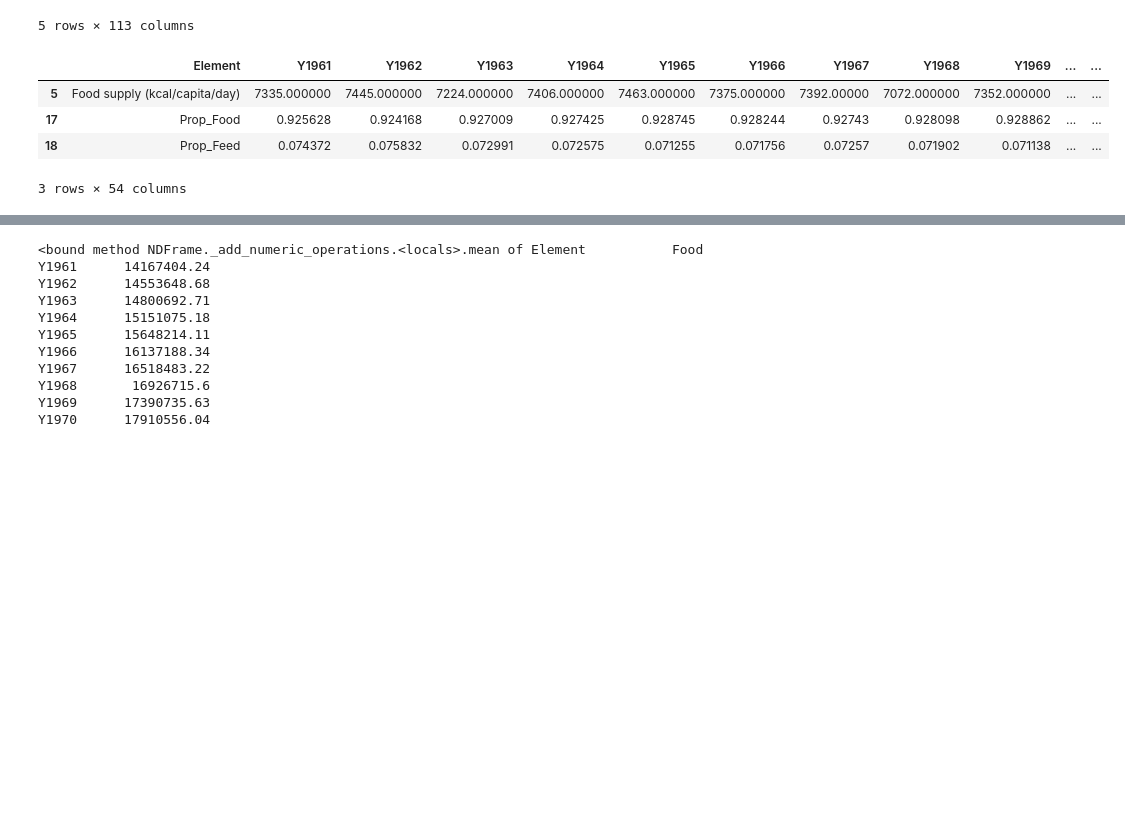
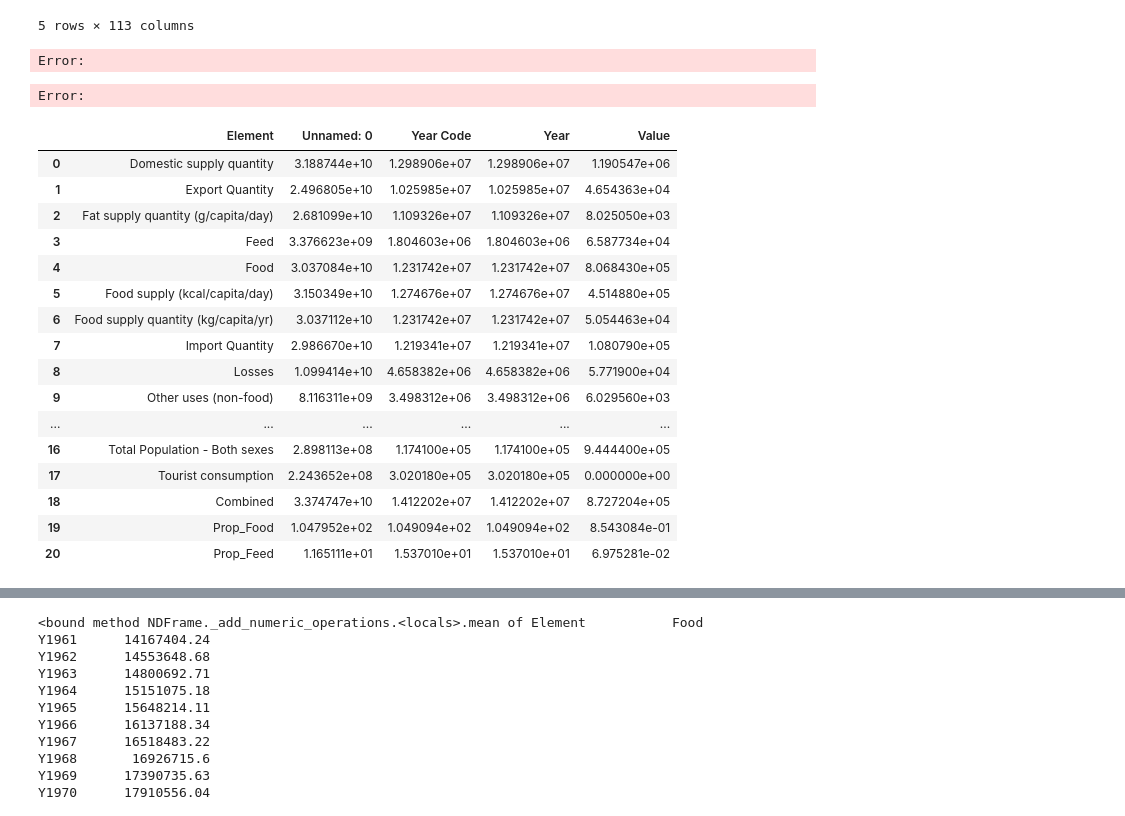
Before and after one commit to com-480-data-visualization/datavis-project-2022-datagang, a Jupyter notebook: geojson.ipynb, the cells around one changed output, grey strips where cells are left out. Saved outputs shown, nothing was run; the diff lists cells and outputs as text; code cells hidden in the pictures; blank space fills up the shorter version.

```diff
--- a/geojson.ipynb
+++ b/geojson.ipynb
@@ -16,25 +26,42 @@ df.head()
 | 3 | 2 | Afghanistan | 2901 | Grand Total | 684 | Fat supply quantity (g/capita/day) | g/capita/day | 37.51 | Fc | 37.61 | ... |
 | 4 | 2 | Afghanistan | 2903 | Vegetal Products | 664 | Food supply (kcal/capita/day) | kcal/capita/day | 2752.00 | Fc | 2672.00 | ... |
 5 rows × 113 columns
+# %%
+a = df.pivot(index="Year", columns=["Value", "Area", "Item Code", "Element Code"])
+# %% [output]
+Error:
+Error:
 # %%
 mozambique = df[df.Area == 'Mozambique']
 
 grouped_mo = mozambique.groupby('Element').sum()
 grouped_mo.loc['Combined'] = grouped_mo.loc['Feed']+grouped_mo.loc['Food']
-grouped_mo.loc['Prop_Food'] = grouped_mo.loc['Food']/grouped_mo.loc['Combined']
-grouped_mo.loc['Prop_Feed'] = grouped_mo.loc['Feed']/grouped_mo.loc['Combined']
+grouped_mo.loc['Prop_Food'] = grouped_mo.loc['Food']/grouped_mo.loc['Total Population - Both sexes']
+grouped_mo.loc['Prop_Feed'] = grouped_mo.loc['Feed']/grouped_mo.loc['Total Population - Both sexes']
 grouped_mo=grouped_mo.drop(['Area Code', 'Item Code', 'Element Code'], axis = 1).reset_index()
-grouped_mo = grouped_mo.iloc[[5,17,18]]
+# grouped_mo = grouped_mo.iloc[[5,19,20]]
+# grouped_mo
 grouped_mo
-
 # melted_mo = pd.melt(grouped_mo.iloc[18:19], id_vars=['Element'], value_vars=grouped_mo.columns)
 # melted_mo['variable'] = melted_mo.variable.str.lstrip('Y')
 # %% [output]
-|  | Element | Y1961 | Y1962 | Y1963 | Y1964 | Y1965 | Y1966 | Y1967 | Y1968 | Y1969 | ... | ... |
-| 5 | Food supply (kcal/capita/day) | 7335.000000 | 7445.000000 | 7224.000000 | 7406.000000 | 7463.000000 | 7375.000000 | 7392.00000 | 7072.000000 | 7352.000000 | ... | ... |
-| 17 | Prop_Food | 0.925628 | 0.924168 | 0.927009 | 0.927425 | 0.928745 | 0.928244 | 0.92743 | 0.928098 | 0.928862 | ... | ... |
-| 18 | Prop_Feed | 0.074372 | 0.075832 | 0.072991 | 0.072575 | 0.071255 | 0.071756 | 0.07257 | 0.071902 | 0.071138 | ... | ... |
+|  | Element | Unnamed: 0 | Year Code | Year | Value |
+| 0 | Domestic supply quantity | 3.188744e+10 | 1.298906e+07 | 1.298906e+07 | 1.190547e+06 |
+| 1 | Export Quantity | 2.496805e+10 | 1.025985e+07 | 1.025985e+07 | 4.654363e+04 |
+| 2 | Fat supply quantity (g/capita/day) | 2.681099e+10 | 1.109326e+07 | 1.109326e+07 | 8.025050e+03 |
+| 3 | Feed | 3.376623e+09 | 1.804603e+06 | 1.804603e+06 | 6.587734e+04 |
+| 4 | Food | 3.037084e+10 | 1.231742e+07 | 1.231742e+07 | 8.068430e+05 |
+| 5 | Food supply (kcal/capita/day) | 3.150349e+10 | 1.274676e+07 | 1.274676e+07 | 4.514880e+05 |
+| 6 | Food supply quantity (kg/capita/yr) | 3.037112e+10 | 1.231742e+07 | 1.231742e+07 | 5.054463e+04 |
+| 7 | Import Quantity | 2.986670e+10 | 1.219341e+07 | 1.219341e+07 | 1.080790e+05 |
+| 8 | Losses | 1.099414e+10 | 4.658382e+06 | 4.658382e+06 | 5.771900e+04 |
+| 9 | Other uses (non-food) | 8.116311e+09 | 3.498312e+06 | 3.498312e+06 | 6.029560e+03 |
+| ... | ... | ... | ... | ... | ... |
+| 16 | Total Population - Both sexes | 2.898113e+08 | 1.174100e+05 | 1.174100e+05 | 9.444400e+05 |
+| 17 | Tourist consumption | 2.243652e+08 | 3.020180e+05 | 3.020180e+05 | 0.000000e+00 |
+| 18 | Combined | 3.374747e+10 | 1.412202e+07 | 1.412202e+07 | 8.727204e+05 |
+| 19 | Prop_Food | 1.047952e+02 | 1.049094e+02 | 1.049094e+02 | 8.543084e-01 |
+| 20 | Prop_Feed | 1.165111e+01 | 1.537010e+01 | 1.537010e+01 | 6.975281e-02 |
-3 rows × 54 columns
 # %%
 import json
 
```
Also changed, not shown: parts of 4 cells of this notebook, 3 other files.
